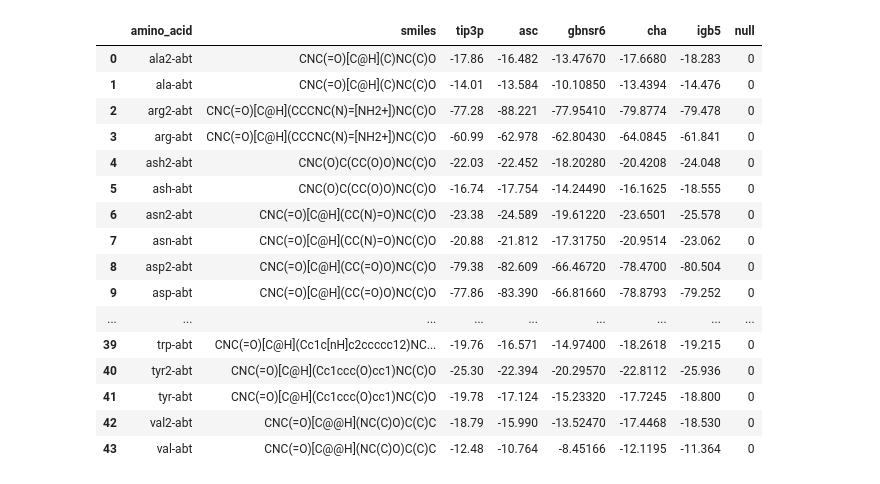
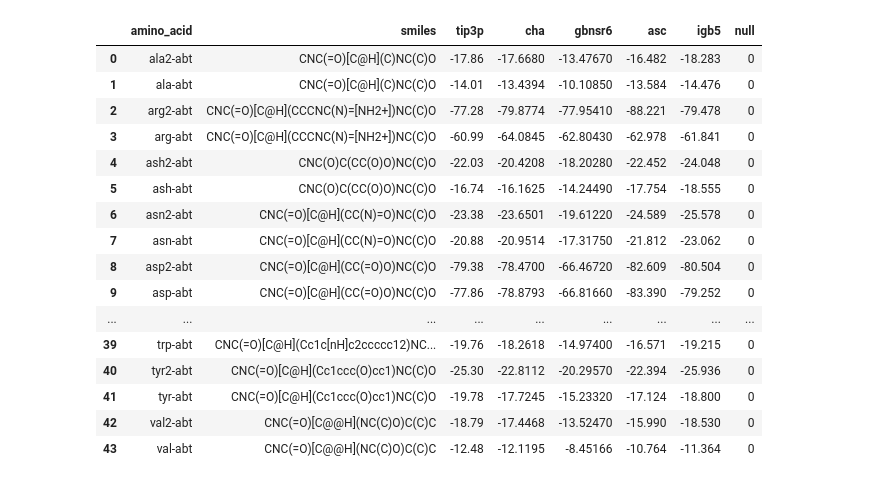
Before and after one commit to Onufriev-Lab/deepchem_HFE_residual_modeling, a Jupyter notebook: amino_44_ml.ipynb, the cells around one changed output. Cells and saved outputs as stored; diff of their text form; code cells hidden in the pictures.

```diff
--- a/amino_44_ml.ipynb
+++ b/amino_44_ml.ipynb
@@ -17,31 +17,32 @@ warnings.filterwarnings('ignore')
 # %%
 amino = pd.read_csv('dicts/amino_44/amino_44_physics_calcs.csv')
 amino['cha'] = amino['chagb']
 amino['gbnsr6'] = amino['zap9']
 amino['temp'] = amino['asc']
-amino.drop(['asc'],axis=1,inplace=Tr
+amino.drop(['asc'],axis=1,inplace=True)
+amino['asc'] = amino['temp']
 amino['igb5'] = amino['igb']
-amino.drop(['zap9', 'chagb','igb','bestgb'], axis=1,inplace=True)
+amino.drop(['zap9', 'chagb','igb','bestgb','temp'], axis=1,inplace=True)
 amino['null'] = 0
 amino
 # %% [output]
-|  | amino_acid | smiles | tip3p | asc | gbnsr6 | cha | igb5 | null |
-| 0 | ala2-abt | CNC(=O)[C@H](C)NC(C)O | -17.86 | -16.482 | -13.47670 | -17.6680 | -18.283 | 0 |
-| 1 | ala-abt | CNC(=O)[C@H](C)NC(C)O | -14.01 | -13.584 | -10.10850 | -13.4394 | -14.476 | 0 |
-| 2 | arg2-abt | CNC(=O)[C@H](CCCNC(N)=[NH2+])NC(C)O | -77.28 | -88.221 | -77.95410 | -79.8774 | -79.478 | 0 |
-| 3 | arg-abt | CNC(=O)[C@H](CCCNC(N)=[NH2+])NC(C)O | -60.99 | -62.978 | -62.80430 | -64.0845 | -61.841 | 0 |
-| 4 | ash2-abt | CNC(O)C(CC(O)O)NC(C)O | -22.03 | -22.452 | -18.20280 | -20.4208 | -24.048 | 0 |
-| 5 | ash-abt | CNC(O)C(CC(O)O)NC(C)O | -16.74 | -17.754 | -14.24490 | -16.1625 | -18.555 | 0 |
-| 6 | asn2-abt | CNC(=O)[C@H](CC(N)=O)NC(C)O | -23.38 | -24.589 | -19.61220 | -23.6501 | -25.578 | 0 |
-| 7 | asn-abt | CNC(=O)[C@H](CC(N)=O)NC(C)O | -20.88 | -21.812 | -17.31750 | -20.9514 | -23.062 | 0 |
-| 8 | asp2-abt | CNC(=O)[C@H](CC(=O)O)NC(C)O | -79.38 | -82.609 | -66.46720 | -78.4700 | -80.504 | 0 |
-| 9 | asp-abt | CNC(=O)[C@H](CC(=O)O)NC(C)O | -77.86 | -83.390 | -66.81660 | -78.8793 | -79.252 | 0 |
+|  | amino_acid | smiles | tip3p | cha | gbnsr6 | asc | igb5 | null |
+| 0 | ala2-abt | CNC(=O)[C@H](C)NC(C)O | -17.86 | -17.6680 | -13.47670 | -16.482 | -18.283 | 0 |
+| 1 | ala-abt | CNC(=O)[C@H](C)NC(C)O | -14.01 | -13.4394 | -10.10850 | -13.584 | -14.476 | 0 |
+| 2 | arg2-abt | CNC(=O)[C@H](CCCNC(N)=[NH2+])NC(C)O | -77.28 | -79.8774 | -77.95410 | -88.221 | -79.478 | 0 |
+| 3 | arg-abt | CNC(=O)[C@H](CCCNC(N)=[NH2+])NC(C)O | -60.99 | -64.0845 | -62.80430 | -62.978 | -61.841 | 0 |
+| 4 | ash2-abt | CNC(O)C(CC(O)O)NC(C)O | -22.03 | -20.4208 | -18.20280 | -22.452 | -24.048 | 0 |
+| 5 | ash-abt | CNC(O)C(CC(O)O)NC(C)O | -16.74 | -16.1625 | -14.24490 | -17.754 | -18.555 | 0 |
+| 6 | asn2-abt | CNC(=O)[C@H](CC(N)=O)NC(C)O | -23.38 | -23.6501 | -19.61220 | -24.589 | -25.578 | 0 |
+| 7 | asn-abt | CNC(=O)[C@H](CC(N)=O)NC(C)O | -20.88 | -20.9514 | -17.31750 | -21.812 | -23.062 | 0 |
+| 8 | asp2-abt | CNC(=O)[C@H](CC(=O)O)NC(C)O | -79.38 | -78.4700 | -66.46720 | -82.609 | -80.504 | 0 |
+| 9 | asp-abt | CNC(=O)[C@H](CC(=O)O)NC(C)O | -77.86 | -78.8793 | -66.81660 | -83.390 | -79.252 | 0 |
 | ... | ... | ... | ... | ... | ... | ... | ... | ... |
-| 39 | trp-abt | CNC(=O)[C@H](Cc1c[nH]c2ccccc12)NC... | -19.76 | -16.571 | -14.97400 | -18.2618 | -19.215 | 0 |
-| 40 | tyr2-abt | CNC(=O)[C@H](Cc1ccc(O)cc1)NC(C)O | -25.30 | -22.394 | -20.29570 | -22.8112 | -25.936 | 0 |
-| 41 | tyr-abt | CNC(=O)[C@H](Cc1ccc(O)cc1)NC(C)O | -19.78 | -17.124 | -15.23320 | -17.7245 | -18.800 | 0 |
-| 42 | val2-abt | CNC(=O)[C@@H](NC(C)O)C(C)C | -18.79 | -15.990 | -13.52470 | -17.4468 | -18.530 | 0 |
-| 43 | val-abt | CNC(=O)[C@@H](NC(C)O)C(C)C | -12.48 | -10.764 | -8.45166 | -12.1195 | -11.364 | 0 |
+| 39 | trp-abt | CNC(=O)[C@H](Cc1c[nH]c2ccccc12)NC... | -19.76 | -18.2618 | -14.97400 | -16.571 | -19.215 | 0 |
+| 40 | tyr2-abt | CNC(=O)[C@H](Cc1ccc(O)cc1)NC(C)O | -25.30 | -22.8112 | -20.29570 | -22.394 | -25.936 | 0 |
+| 41 | tyr-abt | CNC(=O)[C@H](Cc1ccc(O)cc1)NC(C)O | -19.78 | -17.7245 | -15.23320 | -17.124 | -18.800 | 0 |
+| 42 | val2-abt | CNC(=O)[C@@H](NC(C)O)C(C)C | -18.79 | -17.4468 | -13.52470 | -15.990 | -18.530 | 0 |
+| 43 | val-abt | CNC(=O)[C@@H](NC(C)O)C(C)C | -12.48 | -12.1195 | -8.45166 | -10.764 | -11.364 | 0 |
 # %%
 featurizer = dc.feat.ConvMolFeaturizer(per_atom_fragmentation=False)
 amino_X=featurizer.featurize(amino['smiles'].to_numpy())
```
Also changed, not shown: parts of 5 cells of this notebook, 1 other file.
